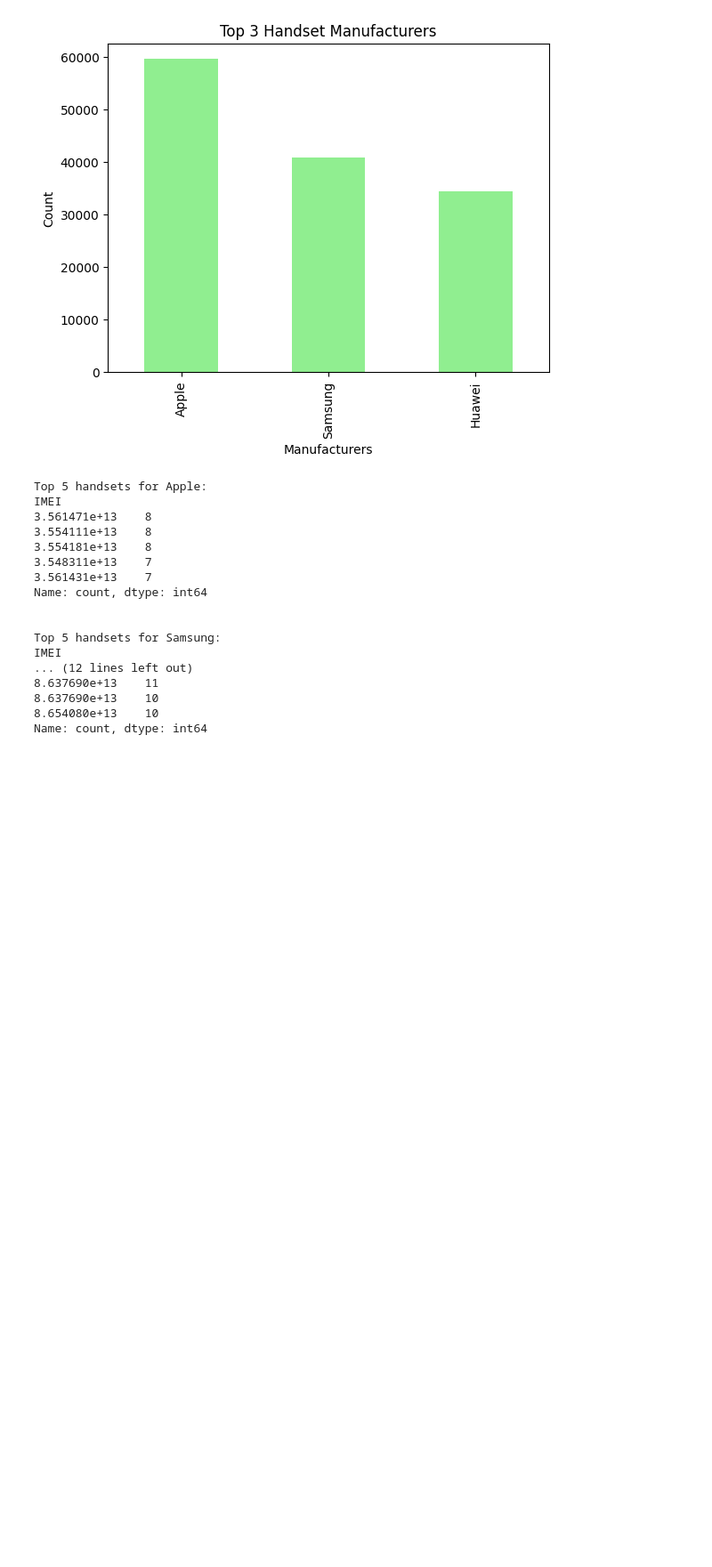
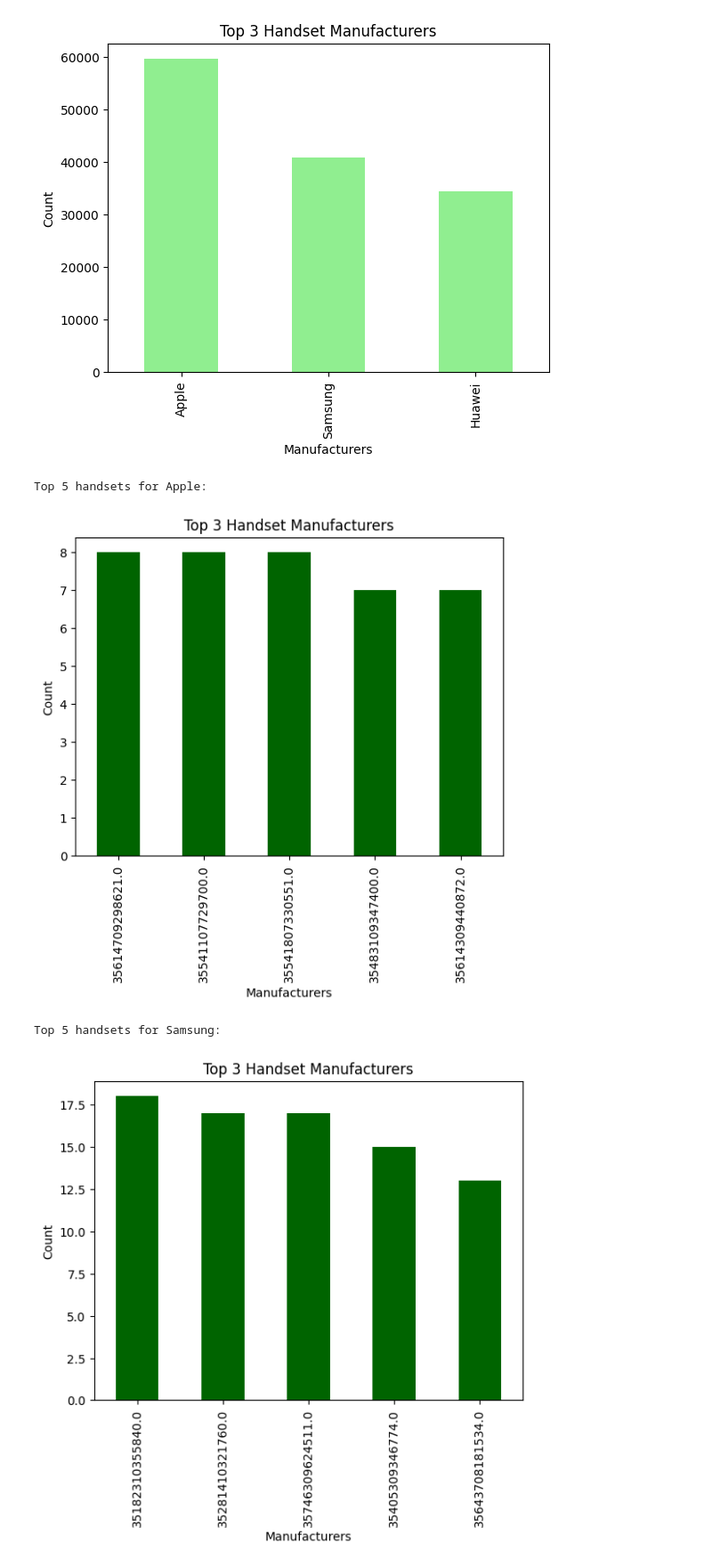
Before and after one commit to amannnnnyyyy/Telecommunication-Analysis-TellCo-, a Jupyter notebook: notebooks/telecom.ipynb, the cells around one changed output. Shown: that part at 89% size. Cells and saved outputs as stored; diff of their text form; code cells hidden in the pictures; blank space fills up the shorter version.

```diff
--- a/notebooks/telecom.ipynb
+++ b/notebooks/telecom.ipynb
@@ -118,25 +118,15 @@ plt.show()
 # %%
 # Loop through the top 3 manufacturers and find the top 5 handsets for each
 for manufacturer in top_3_manufacturers.index:
     print(f"Top 5 handsets for {manufacturer}:")
     top_5_handsets = data[data['Handset Manufacturer'] == manufacturer]['IMEI'].value_counts().head(5)
-    print(top_5_handsets)
-    print("\n")
+    top_5_handsets.plot(kind='bar', color='darkgreen')
+    plt.title('Top 3 Handset Manufacturers')
+    plt.xlabel('Manufacturers')
+    plt.ylabel('Count')
+    plt.show()
 # %% [output]
 Top 5 handsets for Apple:
-IMEI
-3.561471e+13    8
-3.554111e+13    8
-3.554181e+13    8
-3.548311e+13    7
-3.561431e+13    7
-Name: count, dtype: int64
-
-
-Top 5 handsets for Samsung:
-IMEI
-... (12 lines left out)
-8.637690e+13    11
-8.637690e+13    10
-8.654080e+13    10
-Name: count, dtype: int64
+[figure, added]
+Top 5 handsets for Samsung:
+[figure, added]
```
Also changed, not shown: parts of 13 cells of this notebook.
